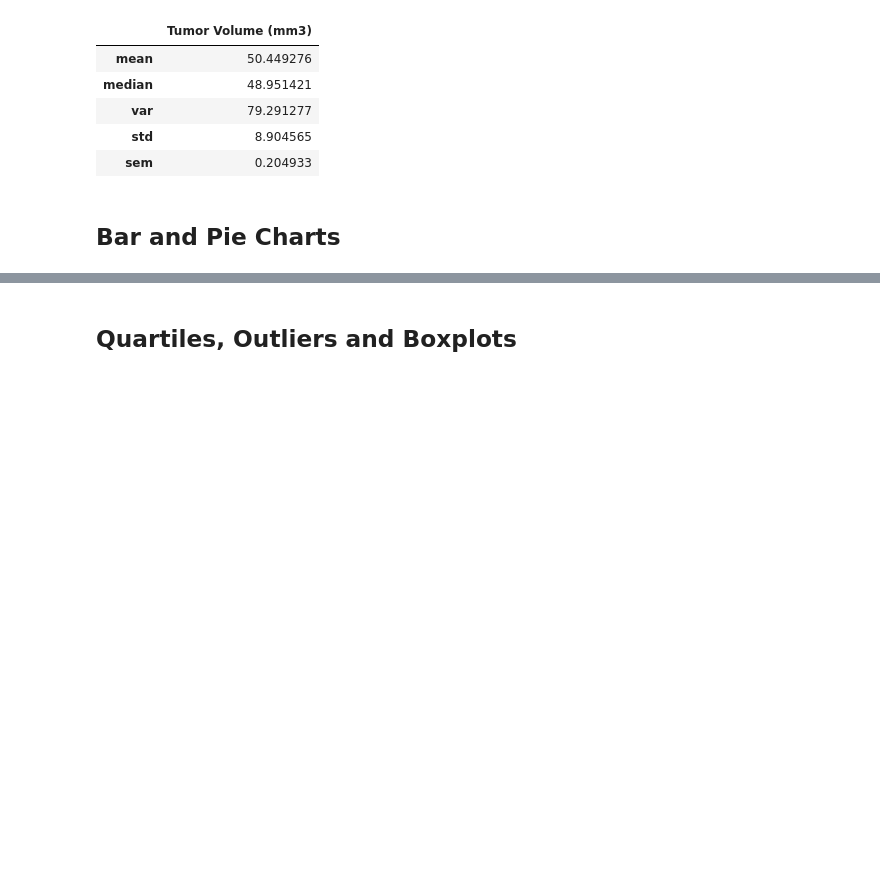
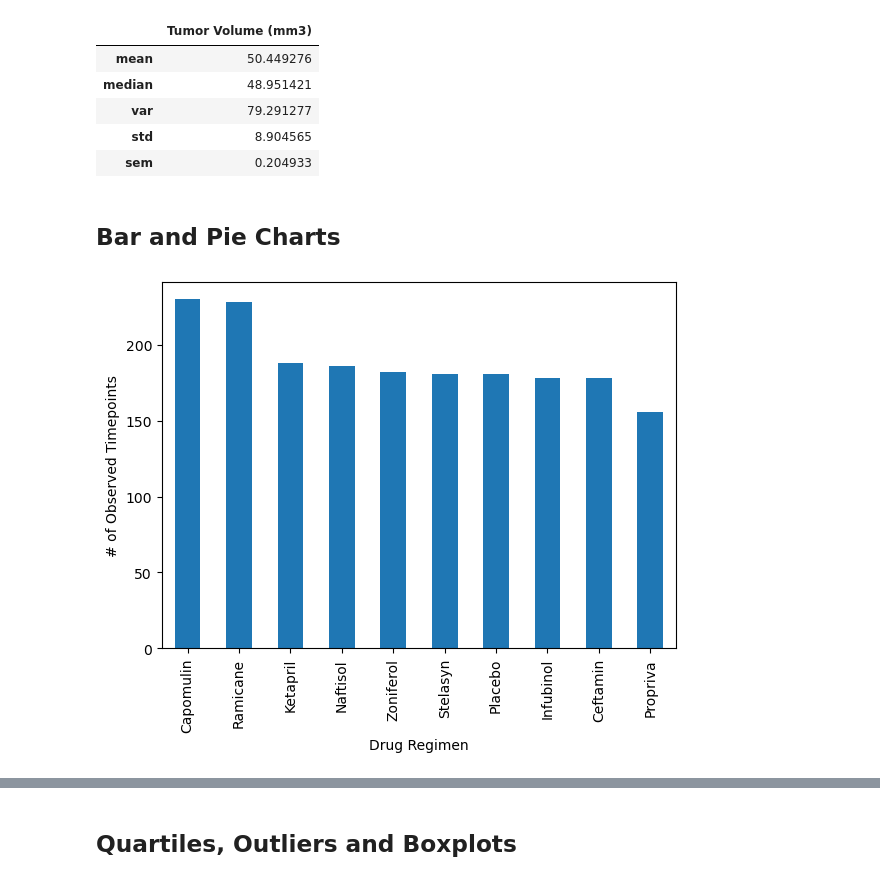
Before and after one commit to zqcushma/Pymaceuticals, a Jupyter notebook: my_work.ipynb, the cells around one changed output, grey strips where cells are left out. Cells and saved outputs as stored; diff of their text form; code cells hidden in the pictures; blank space fills up the shorter version.

```diff
--- a/my_work.ipynb
+++ b/my_work.ipynb
@@ -158,5 +159,15 @@ cleanData[['Drug Regimen','Tumor Volume (mm3)']].agg({'Tumor Volume (mm3)': ['me
 ## Bar and Pie Charts
 # %%
 # Generate a bar plot showing the total number of rows (Mouse ID/Timepoints) for each drug regimen using Pandas.
+drugCount = cleanData['Drug Regimen'].value_counts()
+figAsize = (6,5)
+figA = drugCount.plot(kind='bar', xlabel='Drug Regimen', ylabel='# of Observed Timepoints', figsize=figAsize)
+
+figAxTic = drugCount.index
+figA.set_xticklabels(figAxTic)
+
+plt.tight_layout()
+# %% [output]
+[figure, added]
 # %%
 # Generate a bar plot showing the total number of rows (Mouse ID/Timepoints) for each drug regimen using pyplot.
```
Also changed, not shown: parts of 4 cells of this notebook.
